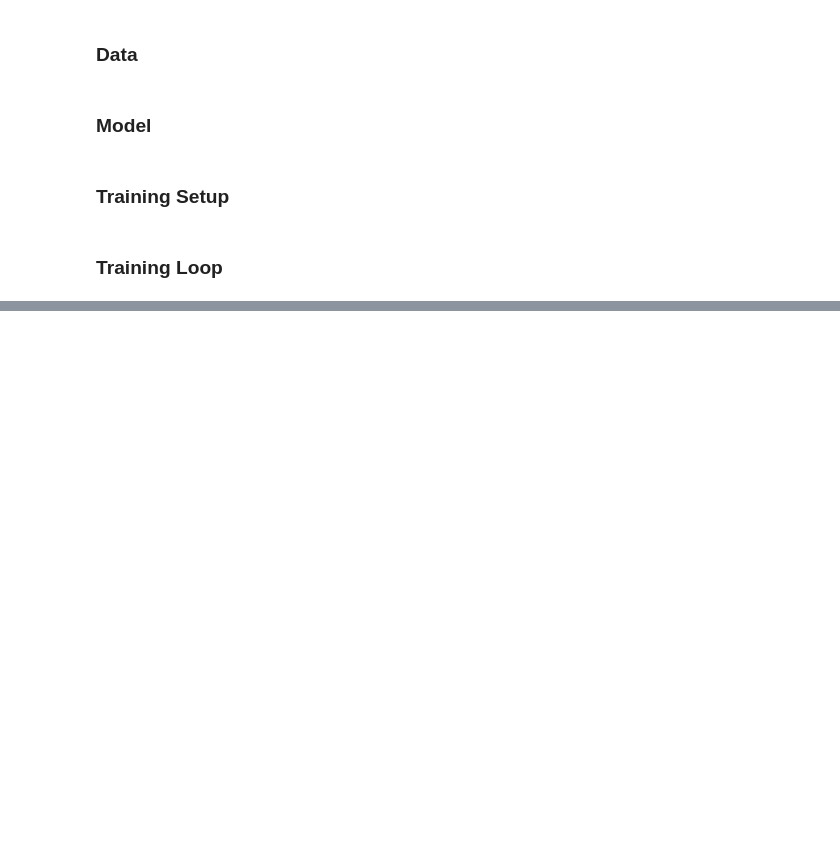
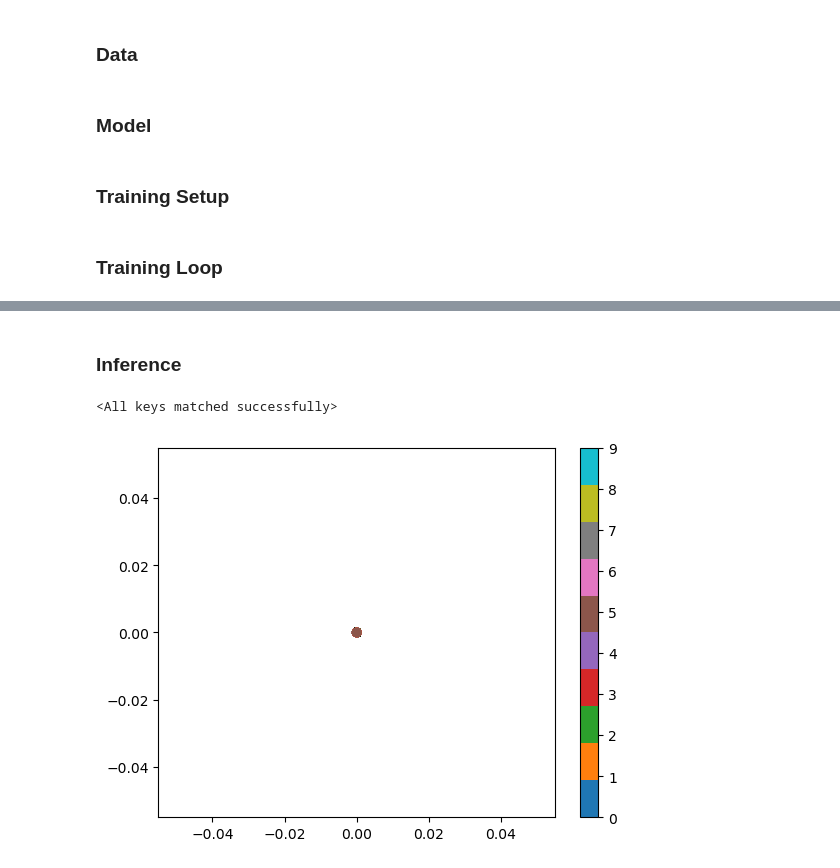
Before and after one commit to slegroux/slg_generative, a Jupyter notebook: nbs/index.ipynb, the cells around one changed output, grey strips where cells are left out. Saved outputs shown, nothing was run; the diff lists cells and outputs as text; code cells hidden in the pictures; blank space fills up the shorter version.

```diff
--- a/nbs/index.ipynb
+++ b/nbs/index.ipynb
@@ -20,13 +25,18 @@ Some example usage of the library
 # %% [markdown]
 ### Data
 # %%
-from slg_generative.data.datasets import FashionMnistDataset
+from slg_generative.data.datasets import FashionMnistDataset, MnistDataset
 from torch.utils.data import DataLoader
 
 ds = FashionMnistDataset(csv_file="~/Data/fashion-mnist/fashion-mnist_train.csv")
-dl = DataLoader(ds,batch_size=128, shuffle=True, num_workers=0)
+dl = DataLoader(ds, batch_size=128, shuffle=True, num_workers=0)
 val_ds = FashionMnistDataset(csv_file="~/Data/fashion-mnist/fashion-mnist_test.csv")
-val_dl = DataLoader(val_ds,batch_size=128, shuffle=True, num_workers=0)
+val_dl = DataLoader(val_ds, batch_size=128, shuffle=True, num_workers=0)
+
+ds = MnistDataset('~/Data', train=True)
+dl = DataLoader(ds, batch_size=128, shuffle=True, num_workers=0)
+val_ds = MnistDataset('~/Data', train=False)
+val_dl = DataLoader(val_ds, batch_size=128, shuffle=True, num_workers=0)
 # %% [markdown]
 ### Model
 # %%
@@ -64,0 +89,14 @@ trainer.fit()
+# %% [markdown]
+### Inference
+# %%
+PATH = "runs/20221202_141907/model_5.pt"
+device = torch.device('cpu')
+model = AutoEncoder()
+model.load_state_dict(torch.load(PATH, map_location=device))
+# %% [output]
+<All keys matched successfully>
+# %%
+from slg_generative.models.vae import plot_latent2D
+plot_latent2D(model.encoder, dl)
+# %% [output]
+[figure, added]
```
Also changed, not shown: parts of 5 cells of this notebook, 3 other files.
